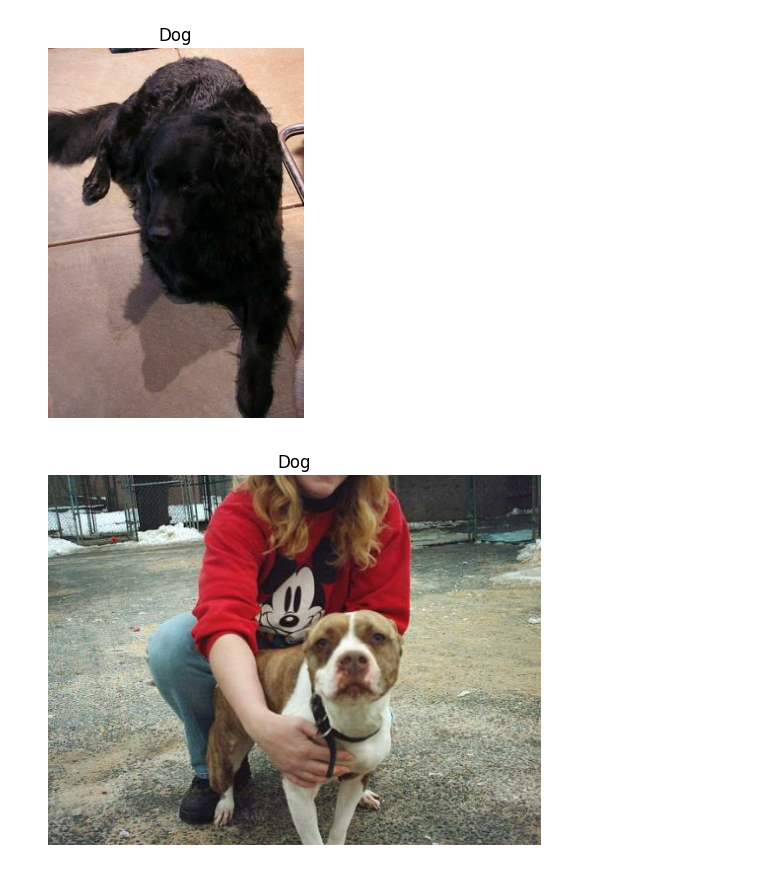
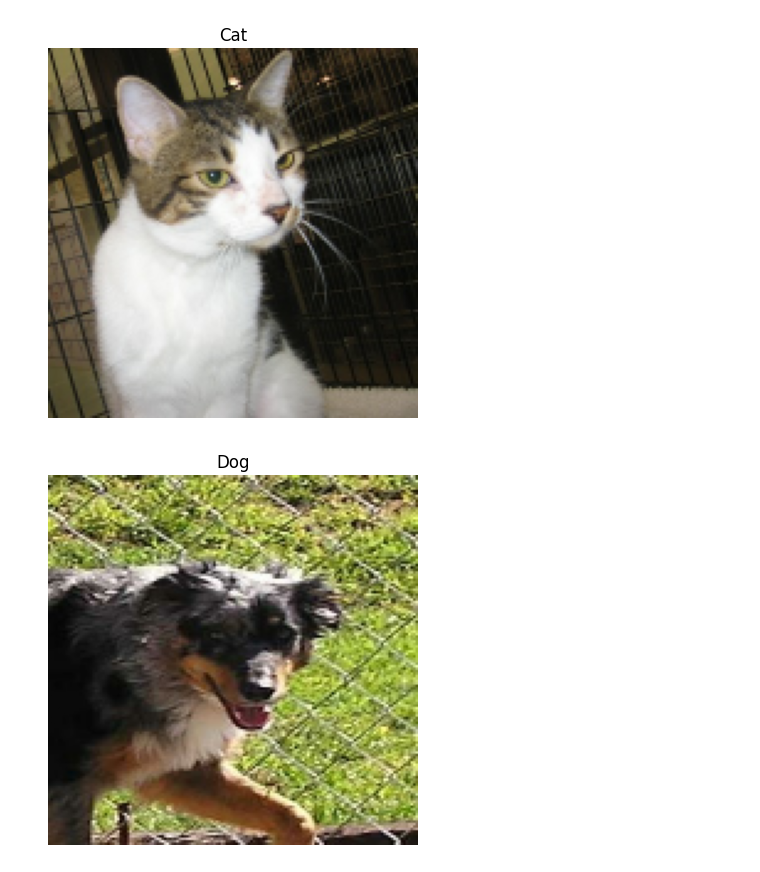
Before and after one commit to oscar066/ComputerVision_Cats_Dogs, a Jupyter notebook: ComputerVision.ipynb, the cells around one changed output. Cells and saved outputs as stored; diff of their text form; code cells hidden in the pictures.

```diff
--- a/ComputerVision.ipynb
+++ b/ComputerVision.ipynb
@@ -10,12 +11,16 @@ import tensorflow as tf
 # %%
+#setting the image size to 150, 150
+image_size = (150, 150)
+
+#Load the cats and dogs dataset from tensorflow
 dataset_name = 'cats_vs_dogs'
 dataset_builder = tfds.builder(dataset_name)
 dataset_builder.download_and_prepare()
 
-# load the dataset and splits (train , validation,  test)
-dataset = dataset_builder.as_dataset(split=['train[:80%]', 'train[80%:90%]', 'train[90:]'], shuffle_files=True)
+#Load the dataset and split it
+dataset = dataset_builder.as_dataset(split=['train[:80%]', 'train[80%:90%]', 'train[90%:]'], shuffle_files=True)
 
-# Extract the train , validation and test splits
+# Extract the train, validation, and test splits
 train_dataset = dataset[0]
 validation_dataset = dataset[1]
 test_dataset = dataset[2]
@@ -28,23 +27,36 @@ Dataset cats_vs_dogs downloaded and prepared to /root/tensorflow_datasets/cats_v
+# %%
+# function to resize the images
+def resize_image(sample):
+  image = sample['image']
+  image = tf.cast(image, tf.float32)
+  image = tf.image.resize(image, image_size)
+  image /= 255.0
+  sample['image'] = image
+  return sample
+
+train_dataset = train_dataset.map(resize_image)
+Validation_dataset = validation_dataset.map(resize_image)
+test_dataset = test_dataset.map(resize_image)
 # %%
 # Inspect a few samples from the train dataset
-num_samples = 10
+num_samples = 5
 
 # Iterate over the train dataset and display the samples
 for sample in train_dataset.take(num_samples):
   image = sample['image']
   label = sample['label']
 
   # convert the image tensor to a numpy array
   image = image.numpy()
 
   # convert the label into a string
   label = 'Cat' if label == 0 else 'Dog'
 
   # Display the image and label
   plt.imshow(image)
   plt.title(label)
   plt.axis('off')
   plt.show()
 # %% [output]
-[figure, old version]
+[figure, new version]
-[figure, old version]
+[figure, new version]
```
Also changed, not shown: parts of 11 cells of this notebook.
